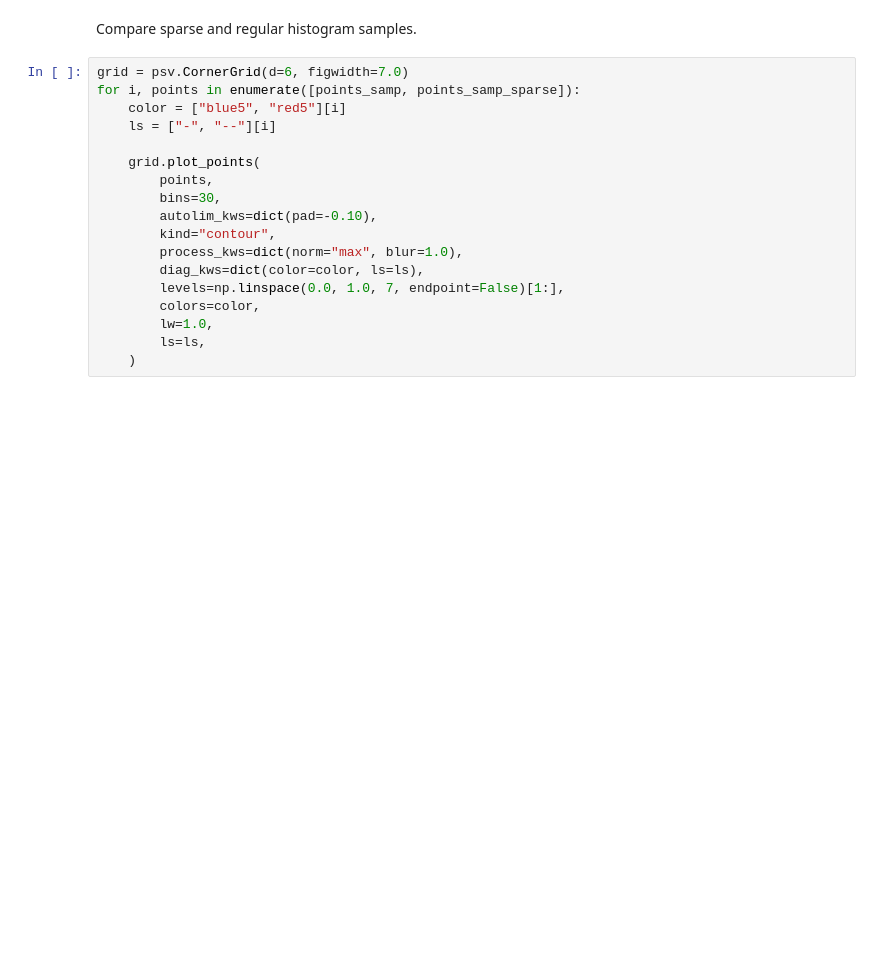
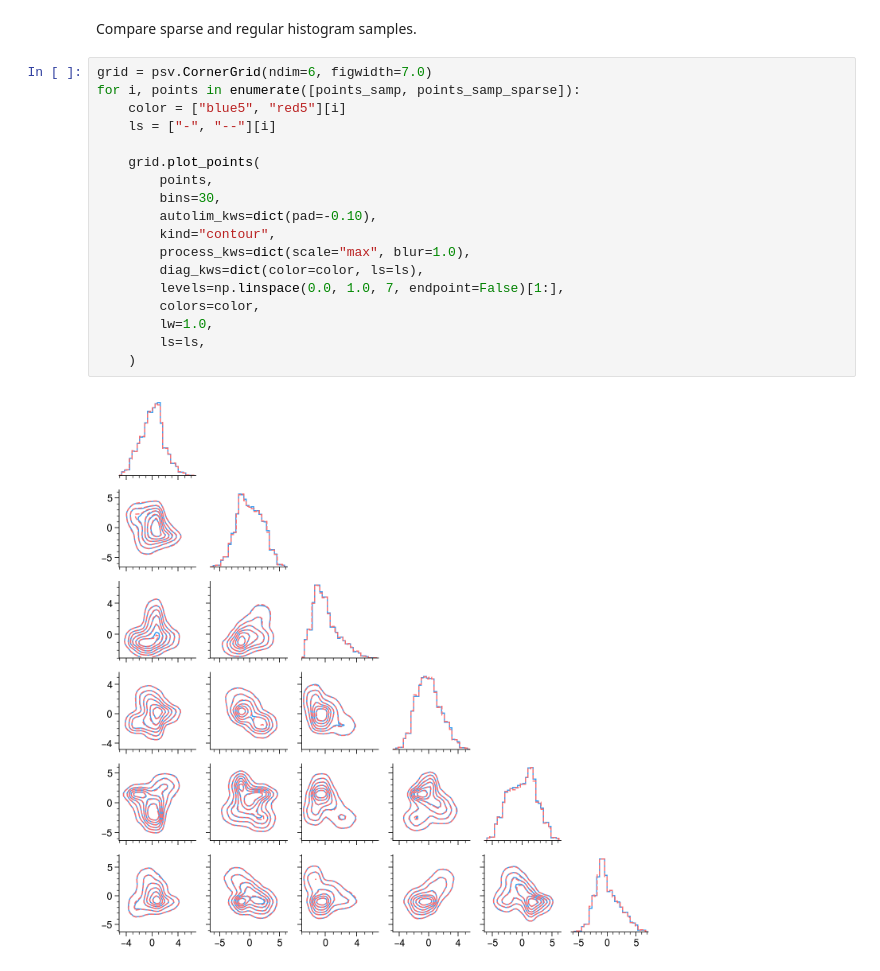
Before and after one commit to austin-hoover/ps-dist, a Jupyter notebook: examples/hist.ipynb, the cells around one changed output. Saved outputs shown, nothing was run; the diff lists cells and outputs as text; blank space fills up the shorter version.

```diff
--- a/examples/hist.ipynb
+++ b/examples/hist.ipynb
@@ -93,20 +91,22 @@ grid.plot_points(
 # %% [markdown]
 Compare sparse and regular histogram samples.
 # %%
-grid = psv.CornerGrid(d=6, figwidth=7.0)
+grid = psv.CornerGrid(ndim=6, figwidth=7.0)
 for i, points in enumerate([points_samp, points_samp_sparse]):
     color = ["blue5", "red5"][i]
     ls = ["-", "--"][i]
 
     grid.plot_points(
         points,
         bins=30,
         autolim_kws=dict(pad=-0.10),
         kind="contour",
-        process_kws=dict(norm="max", blur=1.0),
+        process_kws=dict(scale="max", blur=1.0),
         diag_kws=dict(color=color, ls=ls),
         levels=np.linspace(0.0, 1.0, 7, endpoint=False)[1:],
         colors=color,
         lw=1.0,
         ls=ls,
     )
+# %% [output]
+[figure, added]
```
Also changed, not shown: parts of 10 cells of this notebook, 14 other files.
